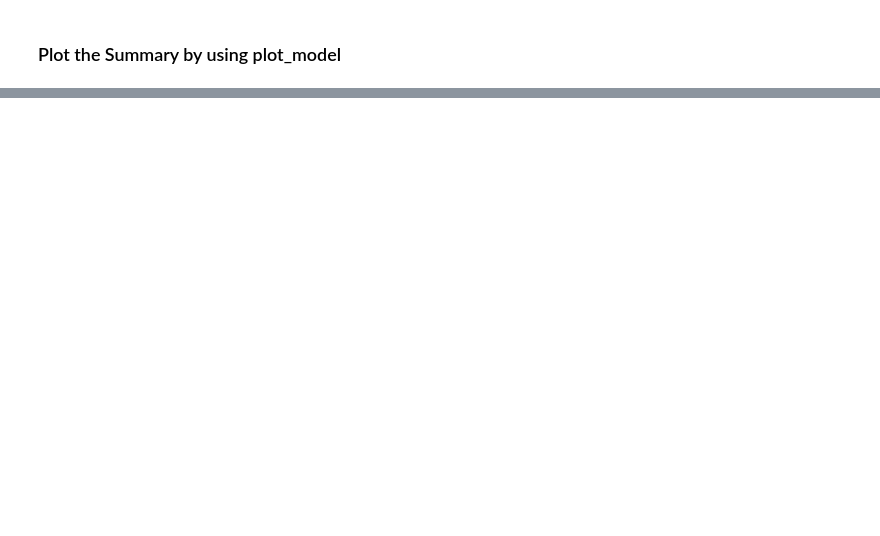
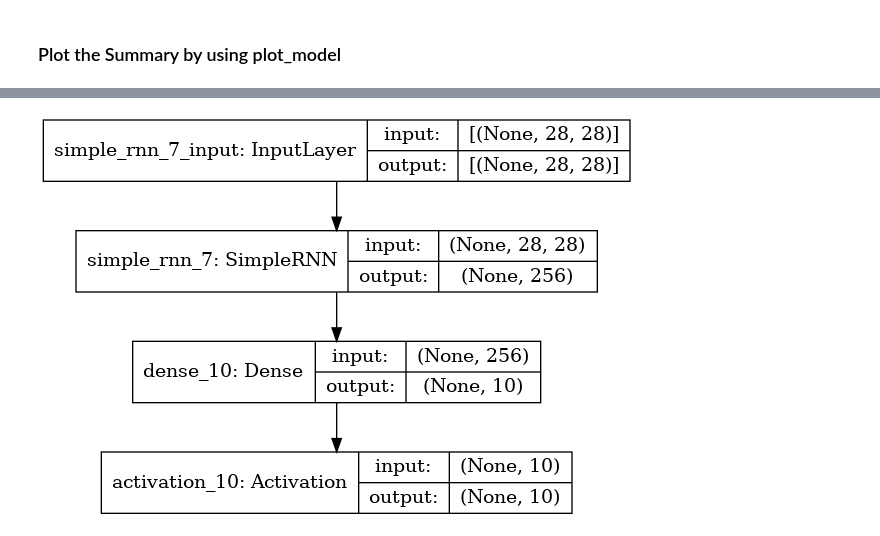
Before and after one commit to mohamedbakrey12/My-Project, a Jupyter notebook: mnist-using-different-models-in-deep-learning.ipynb, the cells around one changed output, grey strips where cells are left out. Cells and saved outputs as stored; diff of their text form; code cells hidden in the pictures; blank space fills up the shorter version.

Commit message:
Kaggle Notebook | MNIST Using Different Models In Deep Learning | Version 7

```diff
--- a/mnist-using-different-models-in-deep-learning.ipynb
+++ b/mnist-using-different-models-in-deep-learning.ipynb
@@ -175,0 +184,3 @@ Test accuracy: 99.3%
+# %%
+# compute the number of labels
+num_labels = len(np.unique(Y_train))
@@ -175,0 +193,5 @@ Test accuracy: 99.3%
+# %%
+# resize and normalize
+image_size = X_train.shape[1]
+X_train = np.reshape(X_train,[-1, image_size, image_size])
+X_test = np.reshape(X_test,[-1, image_size, image_size])
@@ -175,0 +203,15 @@ Test accuracy: 99.3%
+# %%
+# network parameters
+input_shape = (image_size, image_size)
+batch_size = 128
+units = 256
+dropout = 0.2
+# %%
+# model is RNN with 256 units, input is 28-dim vector 28 timesteps
+model = Sequential()
+model.add(SimpleRNN(units=units,
+dropout=dropout,
+input_shape=input_shape))
+model.add(Dense(num_labels))
+model.add(Activation('softmax'))
+model.summary()
@@ -175,0 +233,4 @@ Test accuracy: 99.3%
+# %%
+plot_model(model, to_file='rnn-mnist.png', show_shapes=True)
+# %% [output]
+[figure, added]
```
Also changed, not shown: parts of 19 cells of this notebook.
